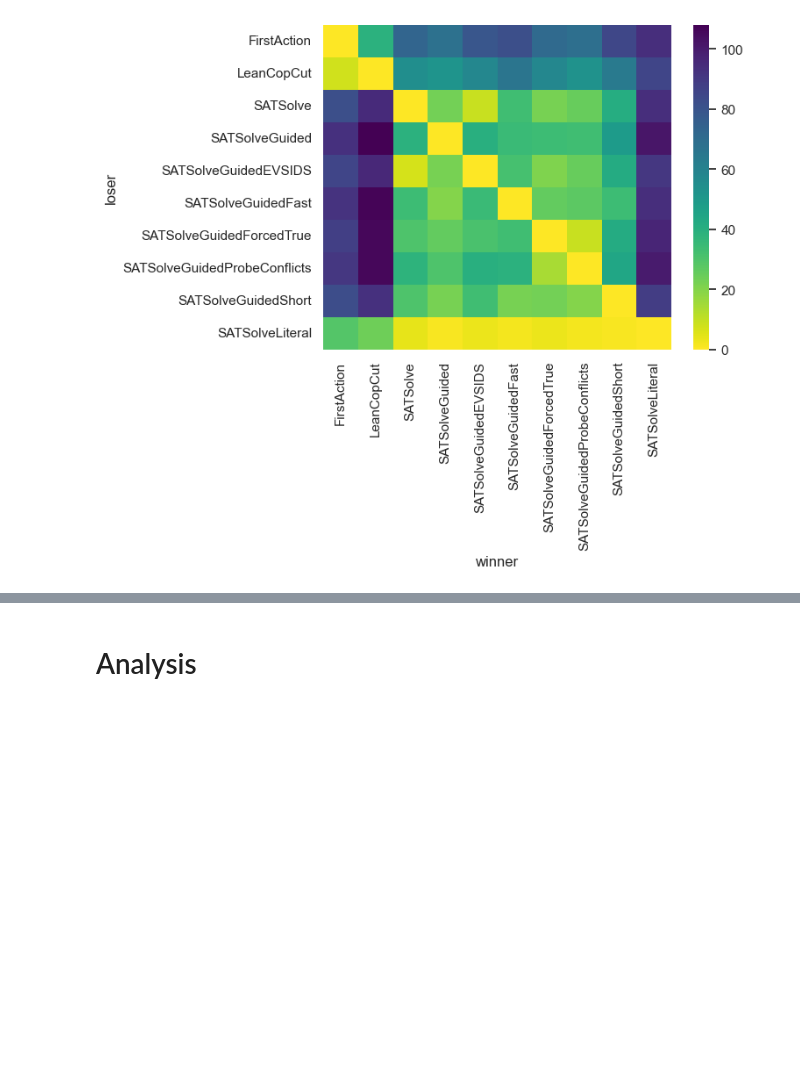
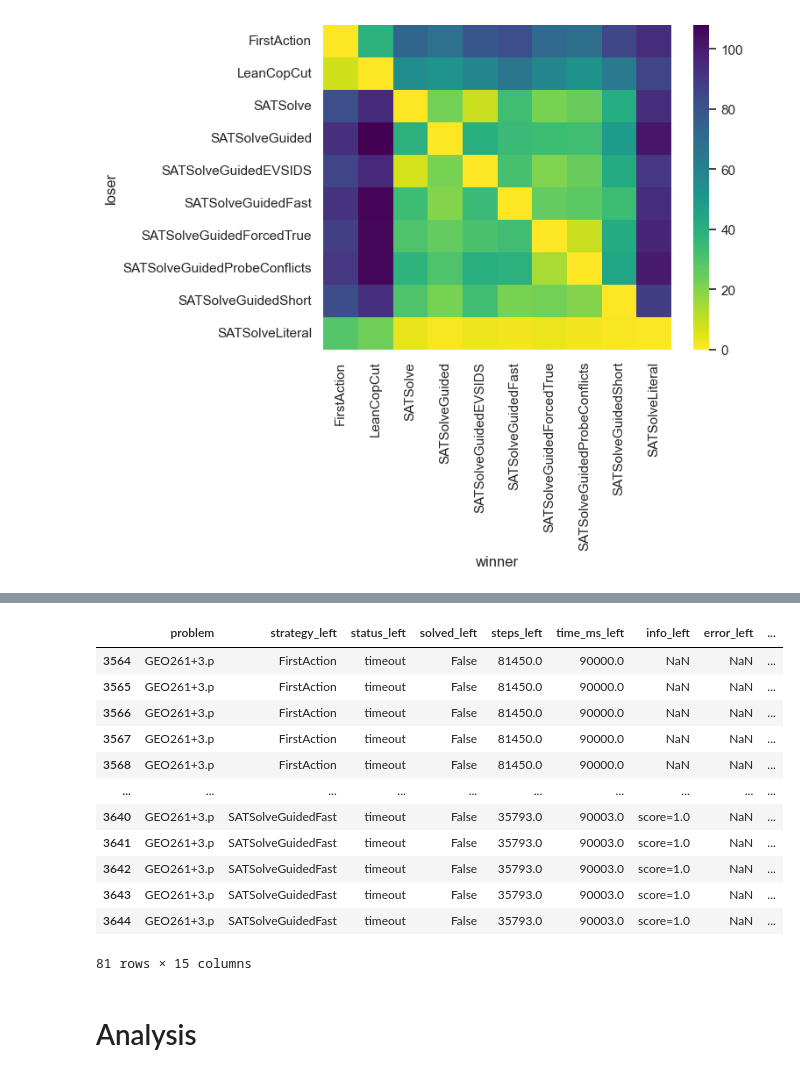
Before and after one commit to mfixman/connections, a Jupyter notebook: jupyter/Analysis_sat.ipynb, the cells around one changed output, grey strips where cells are left out. Cells and saved outputs as stored; diff of their text form; code cells hidden in the pictures; blank space fills up the shorter version.

```diff
--- a/jupyter/Analysis_sat.ipynb
+++ b/jupyter/Analysis_sat.ipynb
@@ -196,0 +273,16 @@ results.rename(lambda x: x.removeprefix('SATSolve'))
+# %%
+merged[(merged.problem == 'GEO261+3.p'
+# %% [output]
+|  | problem | strategy_left | status_left | solved_left | steps_left | time_ms_left | info_left | error_left | ... |
+| 3564 | GEO261+3.p | FirstAction | timeout | False | 81450.0 | 90000.0 | NaN | NaN | ... |
+| 3565 | GEO261+3.p | FirstAction | timeout | False | 81450.0 | 90000.0 | NaN | NaN | ... |
+| 3566 | GEO261+3.p | FirstAction | timeout | False | 81450.0 | 90000.0 | NaN | NaN | ... |
+| 3567 | GEO261+3.p | FirstAction | timeout | False | 81450.0 | 90000.0 | NaN | NaN | ... |
+| 3568 | GEO261+3.p | FirstAction | timeout | False | 81450.0 | 90000.0 | NaN | NaN | ... |
+| ... | ... | ... | ... | ... | ... | ... | ... | ... | ... |
+| 3640 | GEO261+3.p | SATSolveGuidedFast | timeout | False | 35793.0 | 90003.0 | score=1.0 | NaN | ... |
+| 3641 | GEO261+3.p | SATSolveGuidedFast | timeout | False | 35793.0 | 90003.0 | score=1.0 | NaN | ... |
+| 3642 | GEO261+3.p | SATSolveGuidedFast | timeout | False | 35793.0 | 90003.0 | score=1.0 | NaN | ... |
+| 3643 | GEO261+3.p | SATSolveGuidedFast | timeout | False | 35793.0 | 90003.0 | score=1.0 | NaN | ... |
+| 3644 | GEO261+3.p | SATSolveGuidedFast | timeout | False | 35793.0 | 90003.0 | score=1.0 | NaN | ... |
+81 rows × 15 columns
```
Also changed, not shown: parts of 13 cells of this notebook, 1 other file.
